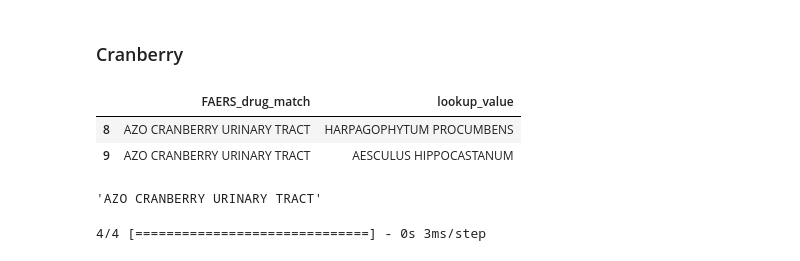
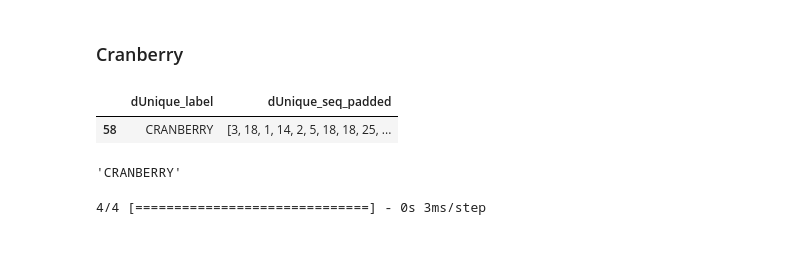
Before and after one commit to sanyabt/NP-FAERS-embed, a Jupyter notebook: experiment-4/SanityCheck&Evaluation.ipynb, the cells around one changed output. Drawn from its saved outputs; the diff is of its cells as text; code cells hidden in the pictures.

```diff
--- a/experiment-4/SanityCheck&Evaluation.ipynb
+++ b/experiment-4/SanityCheck&Evaluation.ipynb
@@ -472,14 +417,14 @@ m = max(top5)
 # %% [markdown]
 ### Cranberry
 # %%
-dfneg2[dfneg2["FAERS_drug_match"].str.contains("CRANBERRY")].head(2)
+cranberry = dUnique_df[dUnique_df["dUnique_label"].str.contains("CRANBERRY")].head(1)
+cranberry
 # %% [output]
-|  | FAERS_drug_match | lookup_value |
-| 8 | AZO CRANBERRY URINARY TRACT | HARPAGOPHYTUM PROCUMBENS |
-| 9 | AZO CRANBERRY URINARY TRACT | AESCULUS HIPPOCASTANUM |
+|  | dUnique_label | dUnique_seq_padded |
+| 58 | CRANBERRY | [3, 18, 1, 14, 2, 5, 18, 18, 25, ... |
 # %%
-i = 8
-clean(dfneg2["FAERS_drug_match"][8])
+i = cranberry.index.values[0]
+clean(dUnique_df["dUnique_label"][i])
 # %% [output]
-'AZO CRANBERRY URINARY TRACT'
+'CRANBERRY'
 # %%
```
Also changed, not shown: parts of 45 cells of this notebook, 8 other files.
